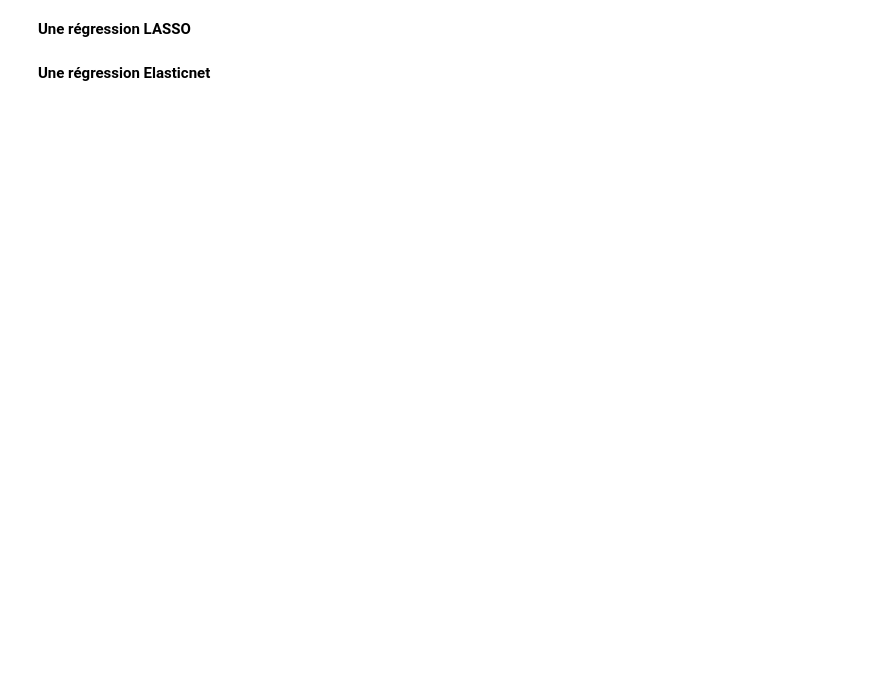
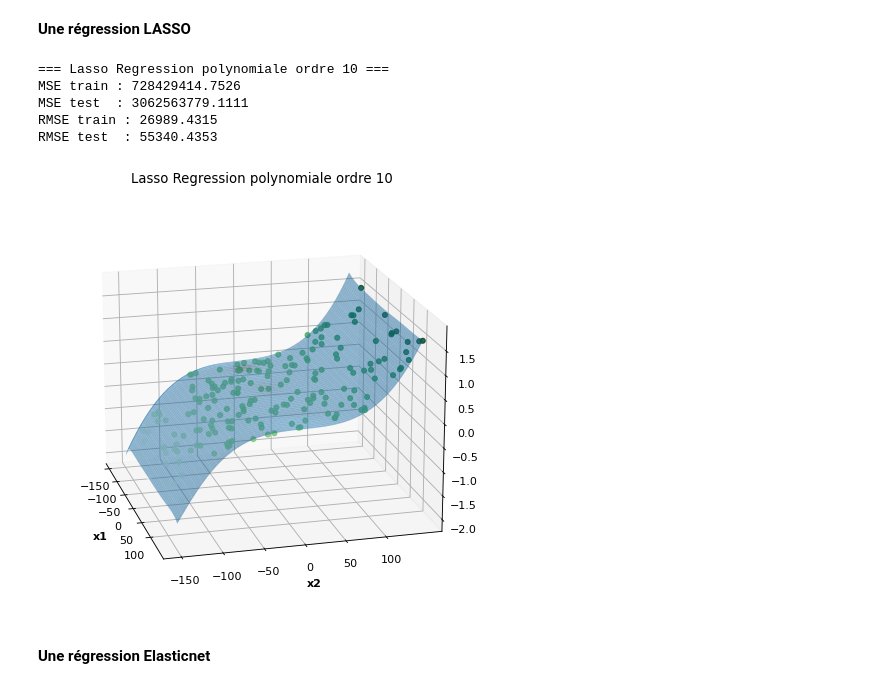
Before and after one commit to UQO-ML/concept-stat-projet-1, a Jupyter notebook: Devoir partie 1/Devoir_régression+classification.ipynb, the cells around one changed output. Saved outputs shown, nothing was run; the diff lists cells and outputs as text; code cells hidden in the pictures; blank space fills up the shorter version.

```diff
--- a/Devoir partie 1/Devoir_régression+classification.ipynb
+++ b/Devoir partie 1/Devoir_régression+classification.ipynb
@@ -117,14 +227,59 @@ results.append({"name": "ridge", "MSE": mse_ridge})
 # %% [markdown]
 **Une régression LASSO**
-# %%
-lasso = Lasso(random_state=SEED)
-
-lasso.fit(x_train_p10, y_train)
-
-x_pred_lasso = lasso.predict(x_test_p10)
-
-mse_lasso = mean_squared_error(y_test, x_pred_lasso)
-print(f"mse_lasso: {mse_lasso}")
-results.append({"name": "LASSO", "MSE": mse_lasso})
+# %%
+from sklearn.linear_model import Lasso
+
+# Lasso
+model_lasso_poly10 = Lasso(alpha=0.01, max_iter=100000)
+model_lasso_poly10.fit(X_train_poly10_scaled, y_train)
+
+# Prédictions
+y_train_pred_lasso = model_lasso_poly10.predict(X_train_poly10_scaled)
+y_test_pred_lasso = model_lasso_poly10.predict(X_test_poly10_scaled)
+
+# Surface prédite
+y_grid_pred_lasso = model_lasso_poly10.predict(X_grid_poly10_scaled)
+y_grid_pred_lasso = y_grid_pred_lasso.reshape(x1_grid.shape)
+
+# Évaluation
+mse_train_lasso = mean_squared_error(y_train, y_train_pred_lasso)
+mse_test_lasso = mean_squared_error(y_test, y_test_pred_lasso)
+
+rmse_train_lasso = np.sqrt(mse_train_lasso)
+rmse_test_lasso = np.sqrt(mse_test_lasso)
+
+print("=== Lasso Regression polynomiale ordre 10 ===")
+print(f"MSE train : {mse_train_lasso:.4f}")
+print(f"MSE test  : {mse_test_lasso:.4f}")
+print(f"RMSE train : {rmse_train_lasso:.4f}")
+print(f"RMSE test  : {rmse_test_lasso:.4f}")
+
+# Affichage 3D
+fig = plt.figure(figsize=(10,7), dpi=80)
+ax = fig.add_subplot(111, projection='3d')
+
+# Points réels
+ax.scatter3D(X[:, 0], X[:, 1], y, c=y, cmap='Greens', alpha=0.8)
+
+# Surface de régression
+ax.plot_surface(x1_grid, x2_grid, y_grid_pred_lasso, alpha=0.5)
+
+ax.set_xlabel('x1', fontsize=10.0, fontweight='bold')
+ax.set_ylabel('x2', fontsize=10.0, fontweight='bold')
+ax.set_zlabel('y', fontsize=10.0, fontweight='bold')
+ax.set_title("Lasso Regression polynomiale ordre 10")
+
+plt.xticks(np.arange(-150, 150, step=50))
+plt.yticks(np.arange(-150, 150, step=50))
+
+ax.view_init(18, -15)
+plt.show()
+# %% [output]
+=== Lasso Regression polynomiale ordre 10 ===
+MSE train : 728429414.7526
+MSE test  : 3062563779.1111
+RMSE train : 26989.4315
+RMSE test  : 55340.4353
+[figure, added]
 # %% [markdown]
 **Une régression Elasticnet**
```
Also changed, not shown: parts of 11 cells of this notebook.
